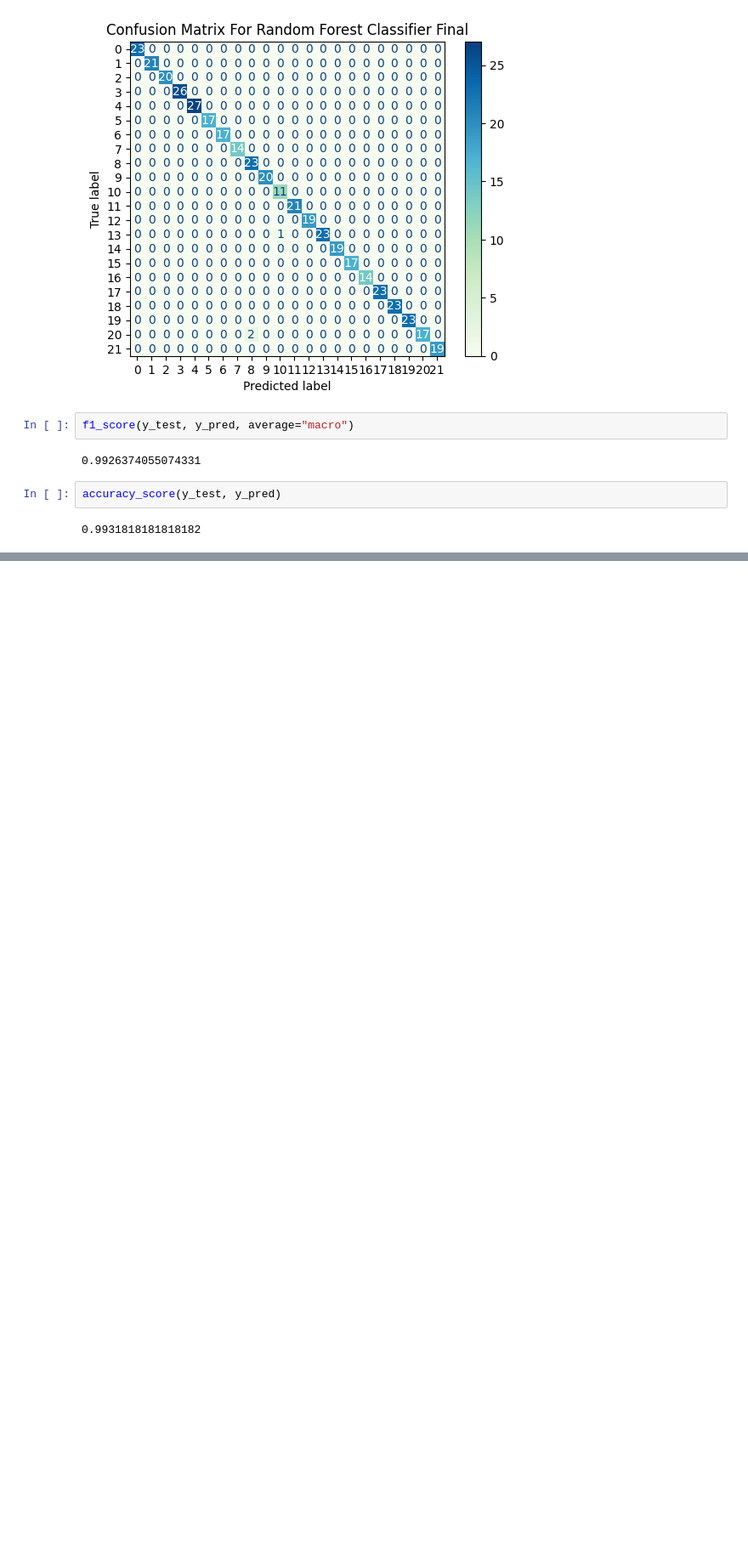
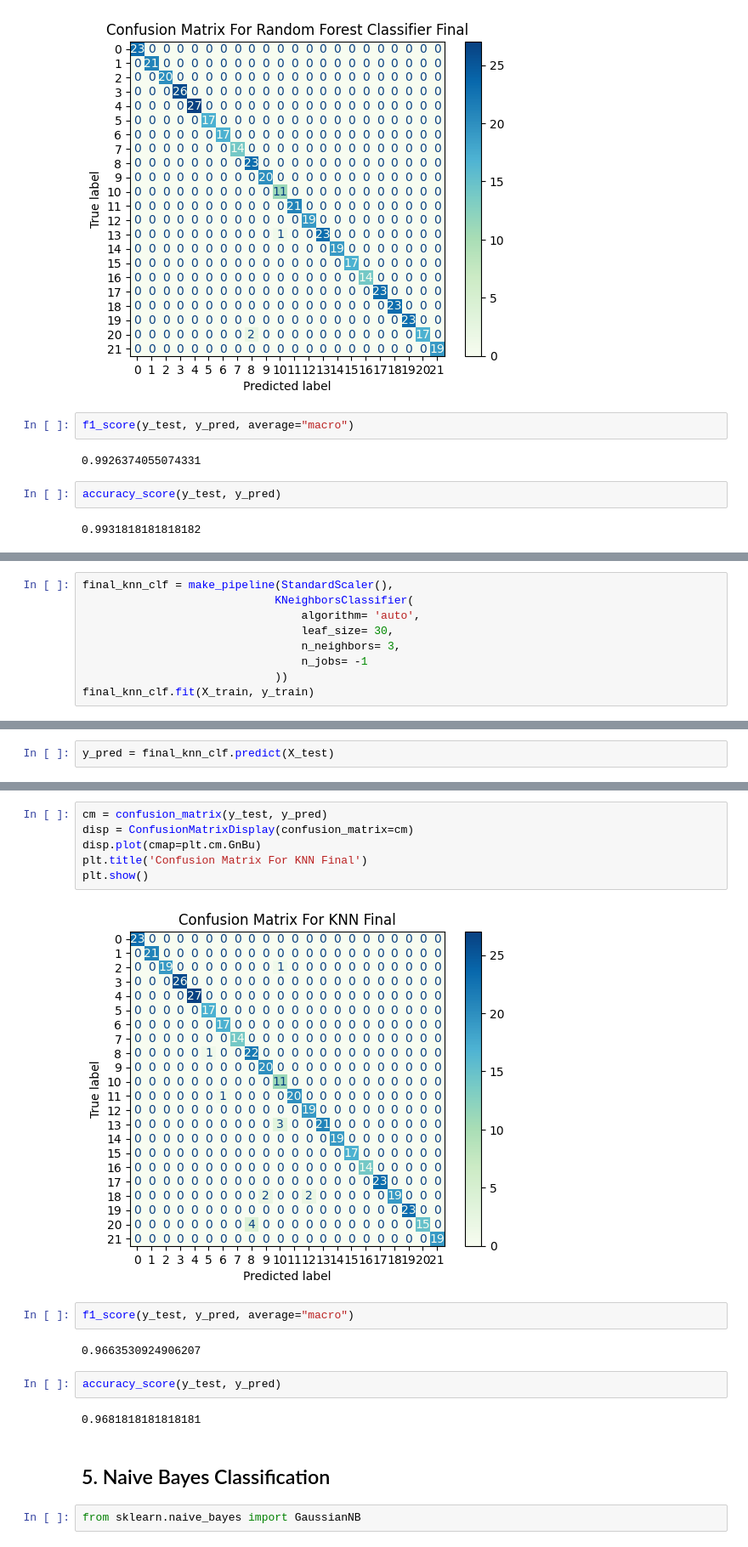
Before and after one commit to Sakib-Dalal/Crop_Recommendation_AI, a Jupyter notebook: Notebook/main.ipynb, the cells around one changed output, grey strips where cells are left out. Shown at 85% size. Drawn from its saved outputs; the diff is of its cells as text; blank space fills up the shorter version.

```diff
--- a/Notebook/main.ipynb
+++ b/Notebook/main.ipynb
@@ -549,0 +788,9 @@ accuracy_score(y_test, y_pred)
+# %%
+final_knn_clf = make_pipeline(StandardScaler(),
+                             KNeighborsClassifier(
+                                 algorithm= 'auto',
+                                 leaf_size= 30,
+                                 n_neighbors= 3,
+                                 n_jobs= -1
+                             ))
+final_knn_clf.fit(X_train, y_train)
@@ -549,0 +809,2 @@ accuracy_score(y_test, y_pred)
+# %%
+y_pred = final_knn_clf.predict(X_test)
@@ -549,0 +831,20 @@ accuracy_score(y_test, y_pred)
+# %%
+cm = confusion_matrix(y_test, y_pred)
+disp = ConfusionMatrixDisplay(confusion_matrix=cm)
+disp.plot(cmap=plt.cm.GnBu)
+plt.title('Confusion Matrix For KNN Final')
+plt.show()
+# %% [output]
+[figure, added]
+# %%
+f1_score(y_test, y_pred, average="macro")
+# %% [output]
+0.9663530924906207
+# %%
+accuracy_score(y_test, y_pred)
+# %% [output]
+0.9681818181818181
+# %% [markdown]
+## 5. Naive Bayes Classification
+# %%
+from sklearn.naive_bayes import GaussianNB
```
Also changed, not shown: parts of 47 cells of this notebook.
